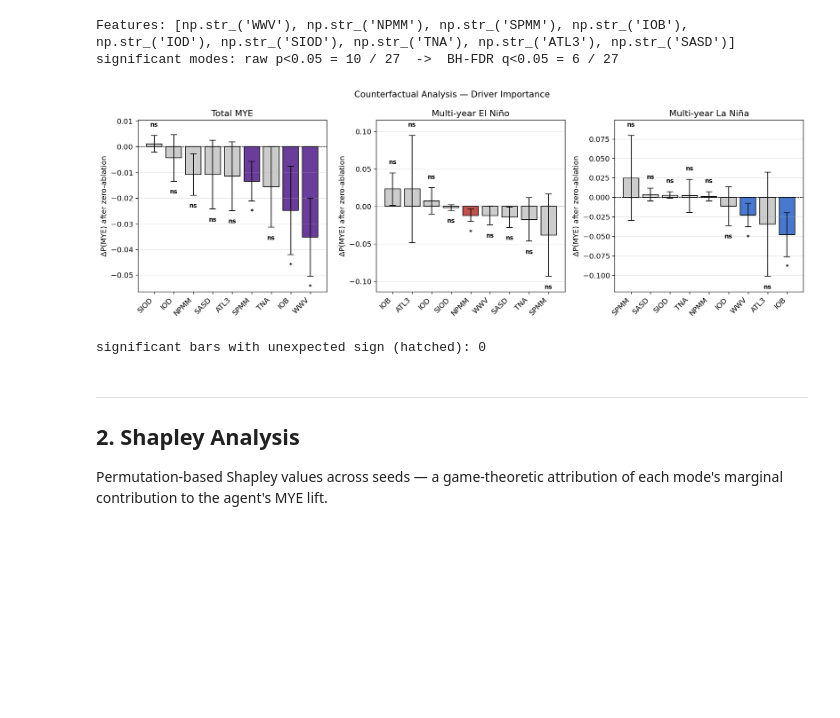
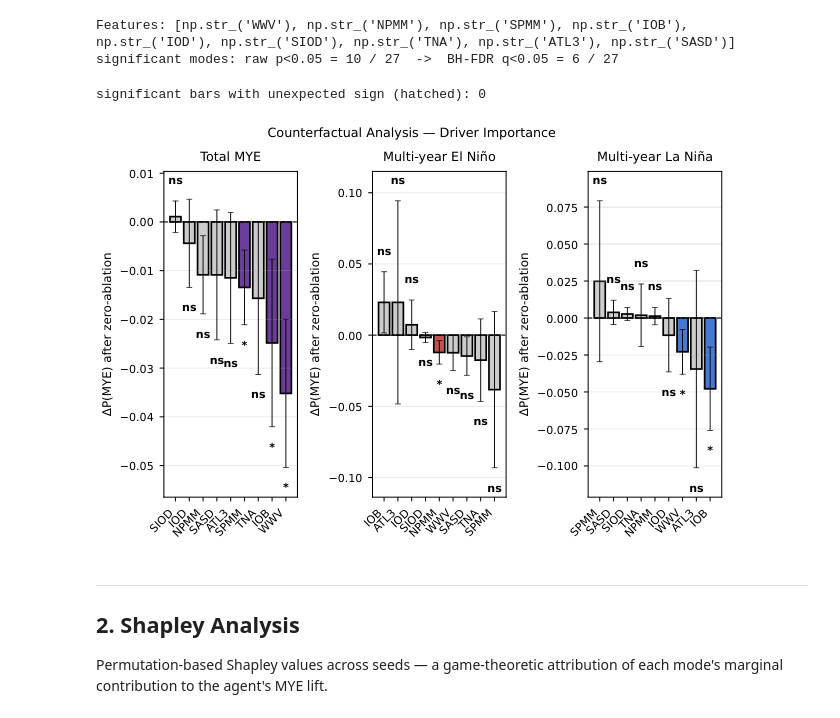
Before and after one commit to ayman-tech/enso-rl, a Jupyter notebook: notebooks/analysis_xai.ipynb, the cells around one changed output. Drawn from its saved outputs; the diff is of its cells as text; code cells hidden in the pictures; blank space fills up the shorter version.

Commit message:
paper fonts standardized

```diff
--- a/notebooks/analysis_xai.ipynb
+++ b/notebooks/analysis_xai.ipynb
@@ -109,36 +115,36 @@ for ax, phase in zip(axes, PHASES):
     means_s = means[order]
     cis_s   = cis[order]
     qvals_s = qvals[order]
 
     sig      = qvals_s < 0.05
     expected = np.sign(means_s) == EXPECTED
     colors   = [PHASE_COLORS[phase] if s else "#cccccc" for s in sig]
     hatches  = ["//" if (s and not e) else "" for s, e in zip(sig, expected)]
 
     x = np.arange(len(features))
     bars = ax.bar(x, means_s, color=colors, edgecolor="black", linewidth=1.0,
                   yerr=cis_s, capsize=5, error_kw={"linewidth": 1.2})
     for b, h in zip(bars, hatches):
         if h:
             b.set_hatch(h)
     ax.axhline(0, color="black", linewidth=0.7, linestyle="--")
     _add_sig_labels(ax, x, means_s, qvals_s, cis=cis_s)
     ax.set_xticks(x); ax.set_xticklabels(names_s, rotation=45, ha="right")
     ax.set_ylabel("\u0394P(MYE) after zero-ablation")
     ax.set_title(PHASE_LABELS[phase])
     ax.grid(axis="y", alpha=0.3)
 
 fig.suptitle("Counterfactual Analysis \u2014 Driver Importance", fontsize=13)
 fig.tight_layout()
-save_fig(fig, FIGS / "counterfactual.png")
+save_paper_fig(fig, FIGS / "counterfactual.png")
 plt.show()
 
 _n_hatched = sum((((cf_pvals[p] < 0.05) & (np.sign(d_cf[f"mean_{p}"]) != EXPECTED)).sum())
                  for p in PHASES)
 print(f"significant bars with unexpected sign (hatched): {_n_hatched}")
 # %% [output]
+significant bars with unexpected sign (hatched): 0
-[figure, old version]
+[figure, new version]
-significant bars with unexpected sign (hatched): 0
 # %% [markdown]
 ---
 ## 2. Shapley Analysis
```
Also changed, not shown: parts of 5 cells of this notebook, 5 other files.
